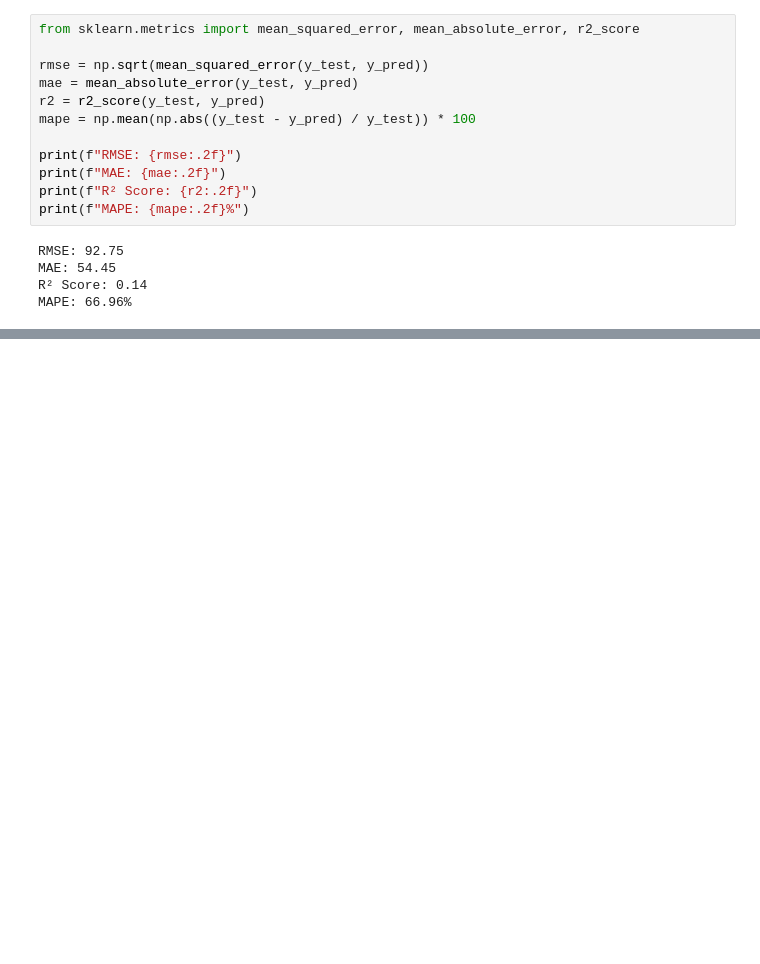
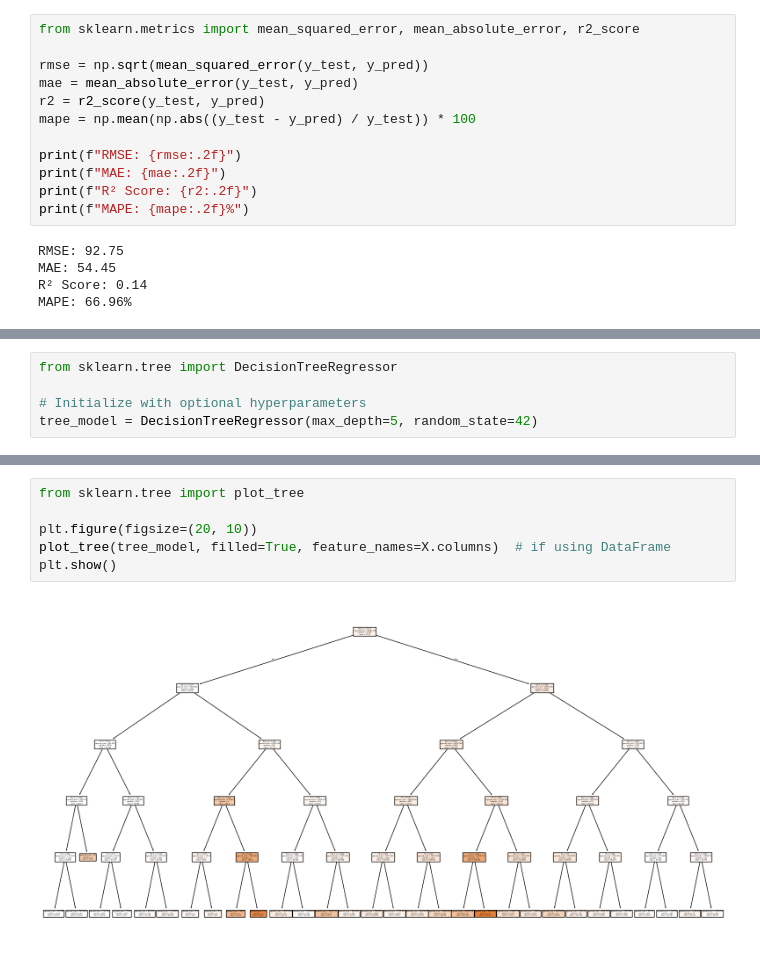
Before and after one commit to Abdoul1996/appliance-power-ml, a Jupyter notebook: Experiments/Experiment_2_Updated.ipynb, the cells around one changed output, grey strips where cells are left out. Drawn from its saved outputs; the diff is of its cells as text; blank space fills up the shorter version.

```diff
--- a/Experiments/Experiment_2_Updated.ipynb
+++ b/Experiments/Experiment_2_Updated.ipynb
@@ -340,0 +430,5 @@ MAPE: 66.96%
+# %%
+from sklearn.tree import DecisionTreeRegressor
+
+# Initialize with optional hyperparameters
+tree_model = DecisionTreeRegressor(max_depth=5, random_state=42)
@@ -340,0 +460,8 @@ MAPE: 66.96%
+# %%
+from sklearn.tree import plot_tree
+
+plt.figure(figsize=(20, 10))
+plot_tree(tree_model, filled=True, feature_names=X.columns)  # if using DataFrame
+plt.show()
+# %% [output]
+[figure, added]
```
Also changed, not shown: parts of 29 cells of this notebook, 1 other file.
